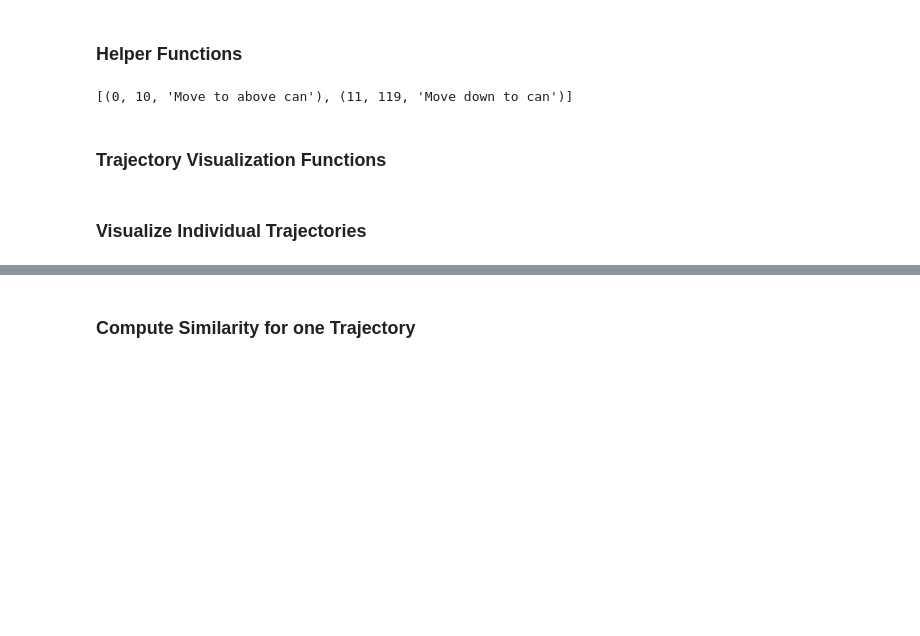
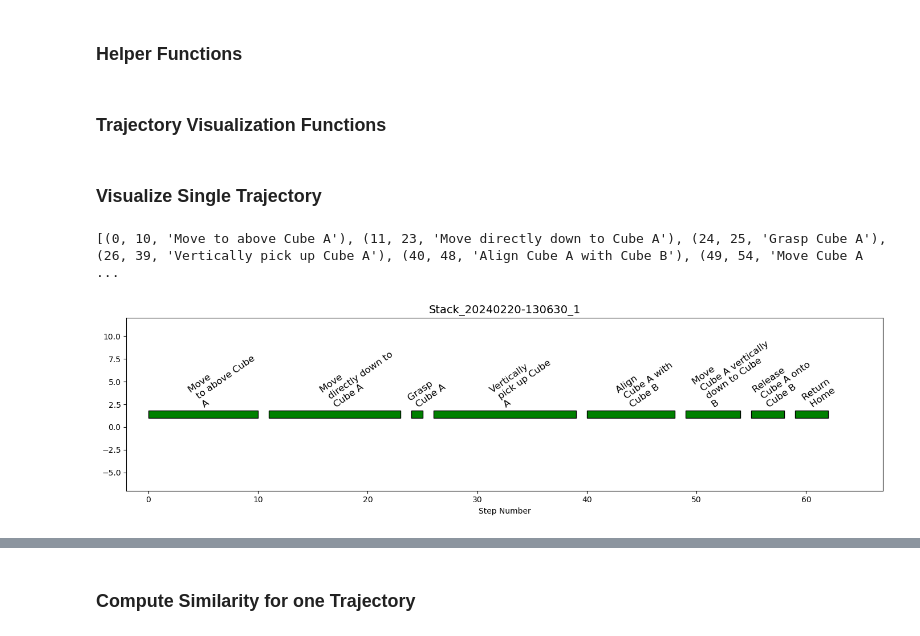
Before and after one commit to jsalfity/task_decomposition, a Jupyter notebook: task_decomposition/analysis/compare_GPT_groundtruth.ipynb, the cells around one changed output, grey strips where cells are left out. Saved outputs shown, nothing was run; the diff lists cells and outputs as text; code cells hidden in the pictures; blank space fills up the shorter version.

```diff
--- a/task_decomposition/analysis/compare_GPT_groundtruth.ipynb
+++ b/task_decomposition/analysis/compare_GPT_groundtruth.ipynb
@@ -35,12 +35,6 @@ def _get_filepaths(env_name: str, llm_model: str, input_mode: str, kind:str) ->
     files = [os.path.join(files_path, file) for file in files]
     files = sorted(files)
     return files
-# %%
-runid = "PickPlace_20240213-110236_0"
-gt_subtasks = extract_subtask_from_groundtruth_file(filepath=ROBOT_TRAJ_GROUNDTRUTH_DATA_PATH("PickPlace")+f"/{runid}_gt.txt")
-print(gt_subtasks)
-# %% [output]
-[(0, 10, 'Move to above can'), (11, 119, 'Move down to can')]
 # %% [markdown]
 ### Trajectory Visualization Functions
 # %%
@@ -87,7 +81,7 @@ def add_intervals_with_colors(intervals, row, color_map, ax, angle):
             rotation_mode="anchor",
         )
 
-def plot_trajectory_decomposition(actual, predicted, title, ax=None):
+def plot_compare_two_trajectories(actual, predicted, title, ax=None):
     color_map = ['green', 'blue', 'purple', 'orange', 'red', 'yellow', 'pink', 'brown', 'grey', 'cyan']
 
     # preprocess so that each subtask in predicted matches the maximum semantic score in actual
@@ -118,5 +112,31 @@ def plot_trajectory_decomposition(actual, predicted, title, ax=None):
 
     plt.tight_layout()
     plt.show()
+
+def plot_single_trajectory(subtask_decomp, title, ax=None):
+    color_map = ['green', 'blue', 'purple', 'orange', 'red', 'yellow', 'pink', 'brown', 'grey', 'cyan']
+
+    # Add actual intervals with color map and angle the text at 45 degrees
+    add_intervals_with_colors(subtask_decomp, 1, color_map, ax, angle=35)
+
+    # Set the limits, labels, and title
+    ax.set_xlim(-2, subtask_decomp[-1][END_STEP_IDX]+5)
+    ax.set_ylim(-7, 12)
+    # ax.set_yticks([0.4, 1.4])
+    # ax.set_yticklabels("Subtask Decomposition", fontsize=12)
+    ax.set_xlabel("Step Number")
+    ax.set_title(title, fontsize=14)
+
+    plt.tight_layout()
+    plt.show()
 # %% [markdown]
-### Visualize Individual Trajectories
+### Visualize Single Trajectory
+# %%
+runid = "Stack_20240220-130630_1"
+subtask_decomp = extract_subtask_from_groundtruth_file(filepath=ROBOT_TRAJ_GROUNDTRUTH_DATA_PATH("Stack")+f"/{runid}_gt.txt")
+print(subtask_decomp)
+fig, ax = plt.subplots(figsize=(14, 4))
+plot_single_trajectory(subtask_decomp, f"{runid}", ax=ax)
+# %% [output]
+[(0, 10, 'Move to above Cube A'), (11, 23, 'Move directly down to Cube A'), (24, 25, 'Grasp Cube A'), (26, 39, 'Vertically pick up Cube A'), (40, 48, 'Align Cube A with Cube B'), (49, 54, 'Move Cube A ...
+[figure, added]
```
Also changed, not shown: parts of 5 cells of this notebook, 31 other files.
